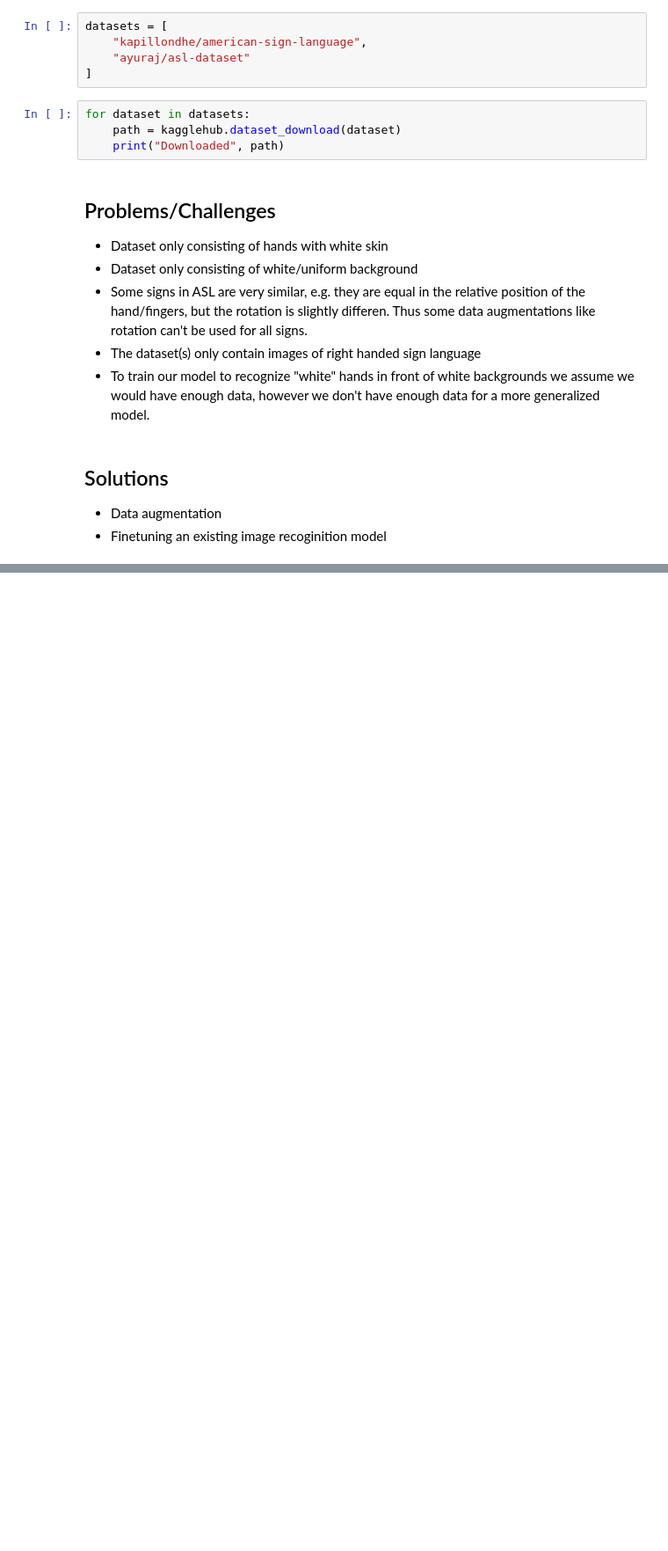
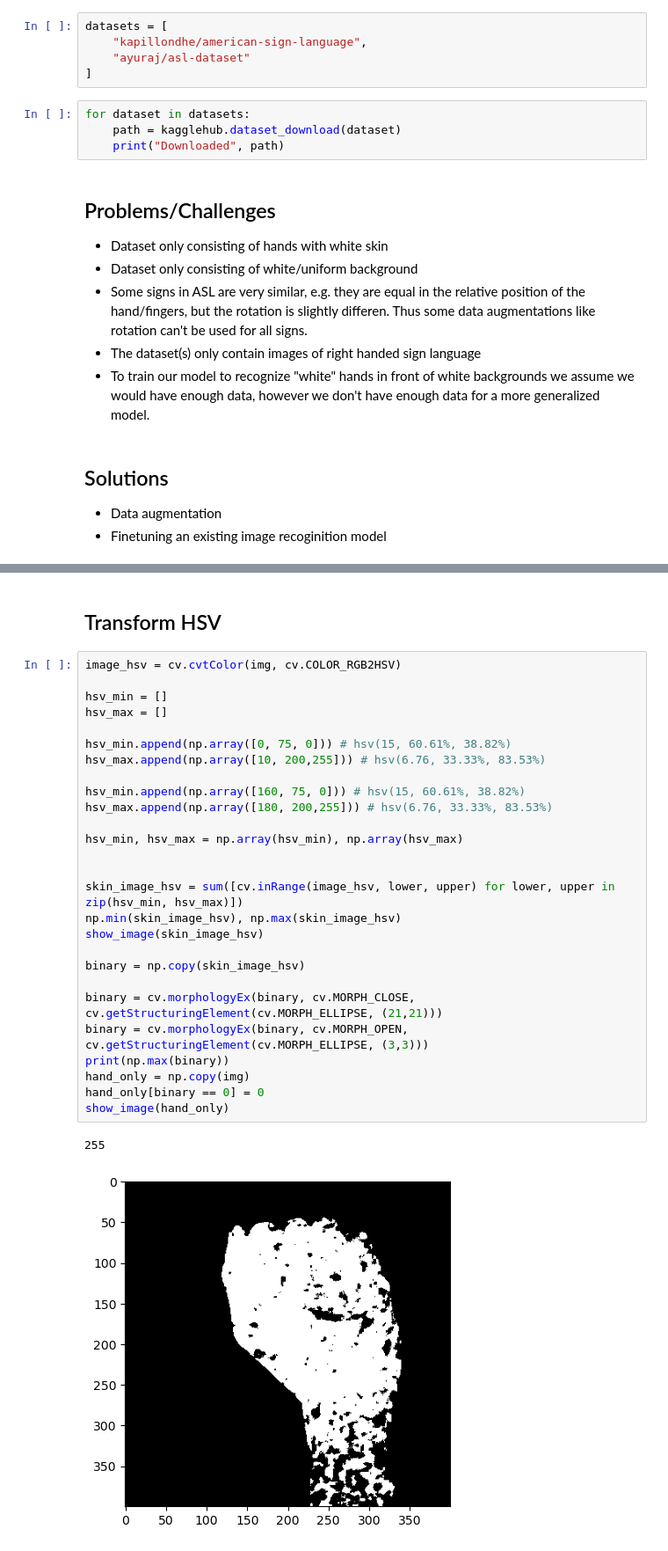
Before and after one commit to V8-Luky/dspro2, a Jupyter notebook: experiments/preprocessing-experiments.ipynb, the cells around one changed output, grey strips where cells are left out. Shown: that part at 88% size. Saved outputs shown, nothing was run; the diff lists cells and outputs as text; blank space fills up the shorter version.

```diff
--- a/experiments/preprocessing-experiments.ipynb
+++ b/experiments/preprocessing-experiments.ipynb
@@ -92,0 +131,32 @@ OpenPose: https://cmu-perceptual-computing-lab.github.io/openpose/web/html/doc/m
+# %% [markdown]
+## Transform HSV
+# %%
+image_hsv = cv.cvtColor(img, cv.COLOR_RGB2HSV)
+
+hsv_min = []
+hsv_max = []
+
+hsv_min.append(np.array([0, 75, 0])) # hsv(15, 60.61%, 38.82%)
+hsv_max.append(np.array([10, 200,255])) # hsv(6.76, 33.33%, 83.53%)
+
+hsv_min.append(np.array([160, 75, 0])) # hsv(15, 60.61%, 38.82%)
+hsv_max.append(np.array([180, 200,255])) # hsv(6.76, 33.33%, 83.53%)
+
+hsv_min, hsv_max = np.array(hsv_min), np.array(hsv_max)
+
+
+skin_image_hsv = sum([cv.inRange(image_hsv, lower, upper) for lower, upper in zip(hsv_min, hsv_max)])
+np.min(skin_image_hsv), np.max(skin_image_hsv)
+show_image(skin_image_hsv)
+
+binary = np.copy(skin_image_hsv)
+
+binary = cv.morphologyEx(binary, cv.MORPH_CLOSE, cv.getStructuringElement(cv.MORPH_ELLIPSE, (21,21)))
+binary = cv.morphologyEx(binary, cv.MORPH_OPEN, cv.getStructuringElement(cv.MORPH_ELLIPSE, (3,3)))
+print(np.max(binary))
+hand_only = np.copy(img)
+hand_only[binary == 0] = 0
+show_image(hand_only)
+# %% [output]
+255
+[figure, added]
```
Also changed, not shown: parts of 25 cells of this notebook.
